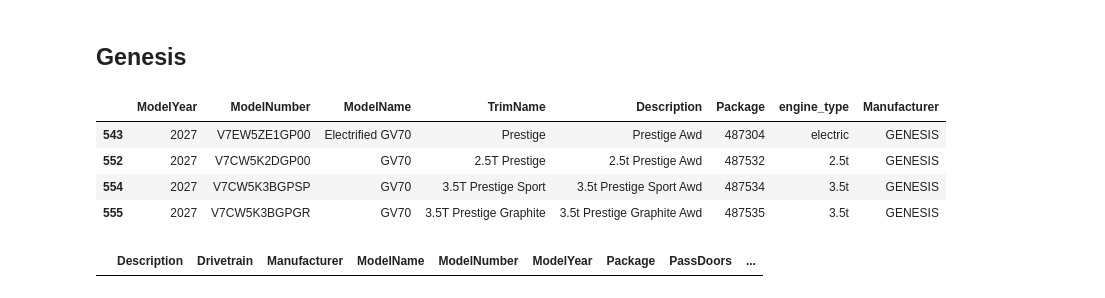
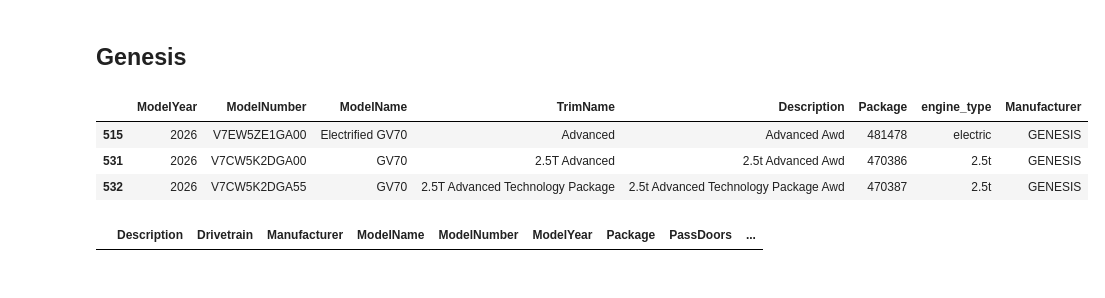
Before and after one commit to MeliPax/OEM_Accessories_v1, a Jupyter notebook: accy_v2/model_lookup/veh_model_service.ipynb, the cells around one changed output. Saved outputs shown, nothing was run; the diff lists cells and outputs as text; code cells hidden in the pictures.

```diff
--- a/accy_v2/model_lookup/veh_model_service.ipynb
+++ b/accy_v2/model_lookup/veh_model_service.ipynb
@@ -505,44 +503,43 @@ trim = 'Performance'  # Missing data
 year = 2026
 ModelName = 'gv70'
 trim = 'Advanced'  # Electrified issue
 
 
 year = 2026
 keywords = ['gv80', 'coupe', '3.5t', 'e-sc'] # this model /year is electric by default, and it has the coupe component in the model name, not the description. So the search is failing to find it. Same as ['gv80', 'coupe', '3.5t', 'e-sc', 'prestige', 'black'] 2026.
 
 
 
-year = 2027
-ModelName = 'gv60'
-# trim = 'magma'  # Missing data
+# year = 2027
+ModelName = 'gv70'
+# trim = 'prestige'  # Missing data
 
-year = 2027
-ModelName = 'gv70'
-trim = 'prestige'  # Electrified issue
-
+# year = 2027
+# ModelName = 'gv70'
+# trim = 'prestige'  # Electrified issue
 
 # year = 2027
 # ModelName = 'gv80'
 # trim = 'advanced'  # Electrified issue
+
 
 # year = 2027
 # keywords = ['gv80', '2.5t', 'advanced', 'tech'] # this is available in the db but I am not sure why it's not being found. I will need to check the data in the db and see if it's there.
 
 
 make_df_genesis[
     (1==1)
     & (make_df_genesis["ModelYear"] == year)
     & (make_df_genesis["Manufacturer"].str.contains(Manufacturer, case=False))
     & (make_df_genesis["ModelName"].str.contains(ModelName, case=False, na=False))
     & (make_df_genesis["TrimName"].str.contains(trim, case=False, na=False))
     # & (make_df_genesis["Description"].str.contains(Description, case=False, na=False))
     ][["ModelYear", "ModelNumber", "ModelName", "TrimName", "Description", "Package", "engine_type","Manufacturer"]]
 # %% [output]
 |  | ModelYear | ModelNumber | ModelName | TrimName | Description | Package | engine_type | Manufacturer |
-| 543 | 2027 | V7EW5ZE1GP00 | Electrified GV70 | Prestige | Prestige Awd | 487304 | electric | GENESIS |
-| 552 | 2027 | V7CW5K2DGP00 | GV70 | 2.5T Prestige | 2.5t Prestige Awd | 487532 | 2.5t | GENESIS |
-| 554 | 2027 | V7CW5K3BGPSP | GV70 | 3.5T Prestige Sport | 3.5t Prestige Sport Awd | 487534 | 3.5t | GENESIS |
-| 555 | 2027 | V7CW5K3BGPGR | GV70 | 3.5T Prestige Graphite | 3.5t Prestige Graphite Awd | 487535 | 3.5t | GENESIS |
+| 515 | 2026 | V7EW5ZE1GA00 | Electrified GV70 | Advanced | Advanced Awd | 481478 | electric | GENESIS |
+| 531 | 2026 | V7CW5K2DGA00 | GV70 | 2.5T Advanced | 2.5t Advanced Awd | 470386 | 2.5t | GENESIS |
+| 532 | 2026 | V7CW5K2DGA55 | GV70 | 2.5T Advanced Technology Package | 2.5t Advanced Technology Package Awd | 470387 | 2.5t | GENESIS |
 # %%
 
 make = "genesis"
```
Also changed, not shown: parts of 1 cell of this notebook, 1 other file.
